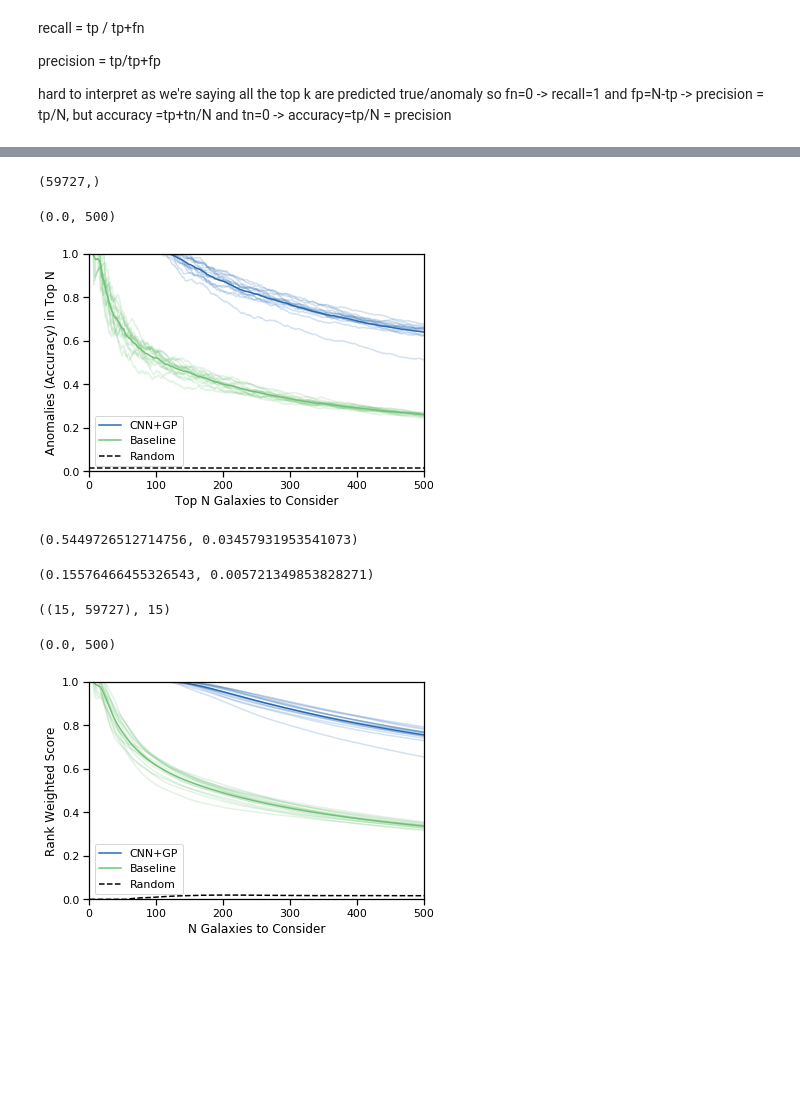
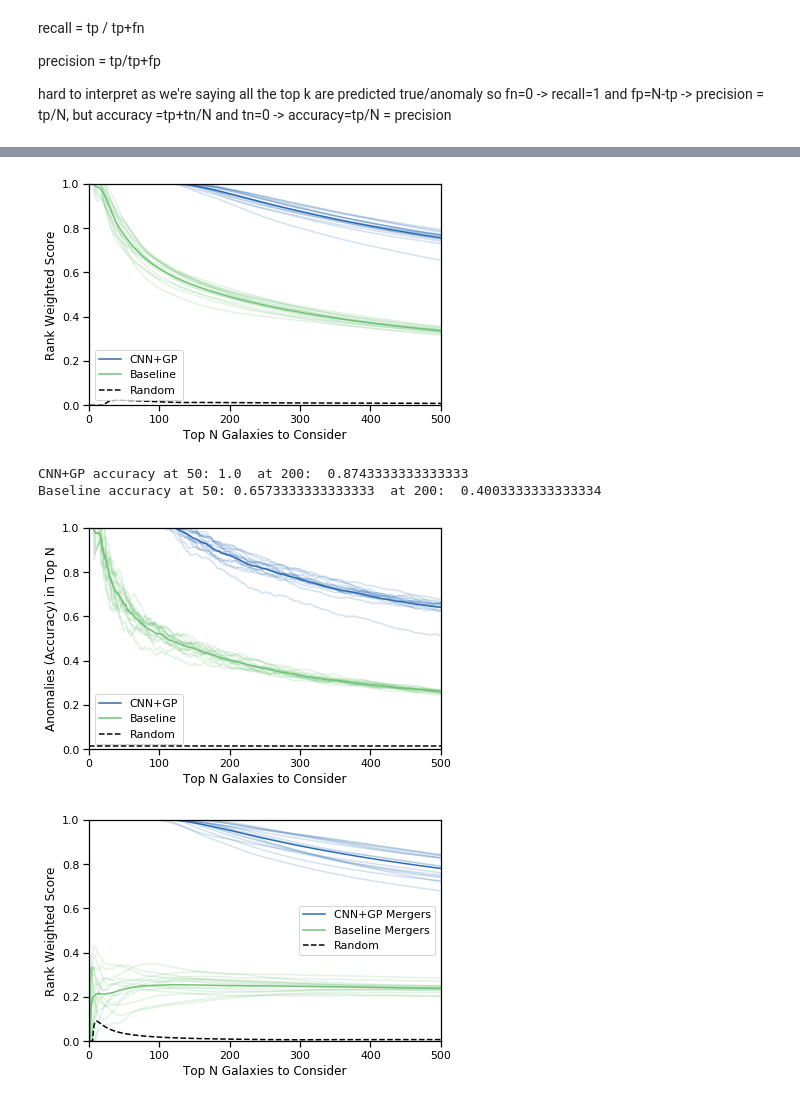
Before and after one commit to mwalmsley/morphology-tools, a Jupyter notebook: notebooks/metric_figures.ipynb, the cells around one changed output, grey strips where cells are left out. Cells and saved outputs as stored; diff of their text form; code cells hidden in the pictures; blank space fills up the shorter version.

Commit message:
Extend with decals results

```diff
--- a/notebooks/metric_figures.ipynb
+++ b/notebooks/metric_figures.ipynb
@@ -97,0 +217,4 @@ forest_recalls = [get_top_n_recall(record['labels'], record['preds_with_labels']
+# %%
+gz2_gp_rws, gz2_forest_rws = get_rws(gz2_gp_records, gz2_forest_records)
+# %%
+decals_mergers_gp_rws, decals_mergers_forest_rws = get_rws(decals_mergers_gp_records, decals_mergers_forest_records)
@@ -111,21 +227,46 @@ max_to_consider = 1500
-# %%
-forest_precisions[0].shape
-# %% [output]
-(59727,)
+# %%
+for (experiment, label, color) in [(gz2_gp_rws, 'CNN+GP', 'xkcd:mid blue'), (gz2_forest_rws, 'Baseline', 'xkcd:soft green')]:
+        for run in experiment:
+            plt.plot(np.arange(len(run))[:max_to_consider], run[:max_to_consider], color=color, alpha=.2)
+
+        mean_scores = np.mean(np.array([run for run in experiment]), axis=0)
+        plt.plot(np.arange(len(run))[:max_to_consider], mean_scores[:max_to_consider], color=color, label=label)
+
+random_labels = gz2_gp_records[0]['labels'].copy()
+random.shuffle(random_labels)
+random_rws = [shared.get_rank_weighted_score(random_labels, n=n) for n in range(max_to_consider)]
+# plt.axhline(gp_records[0]['labels'].mean(), linestyle='--', label='Random', color='k')
+plt.plot(random_rws, color='k', linestyle='--', label='Random')
+
+plt.ylim([0., 1.])
+plt.legend()
+plt.ylabel('Rank Weighted Score')
+plt.xlabel('Top N Galaxies to Consider')
+# plt.xlim([0., max_to_consider])
+plt.xlim([0., 500])
+plt.tight_layout()
+# plt.savefig('/home/walml/repos/morphology-tools/notebooks/gz2_rws.pdf')
+# plt.savefig('/home/walml/repos/morphology-tools/notebooks/gz2_rws.png')
+# %% [output]
+[figure, added]
 # %%
-for (experiment, label, color) in [(gp_precisions, 'CNN+GP', 'xkcd:mid blue'), (forest_precisions, 'Baseline', 'xkcd:soft green')]:
+for (experiment, label, color) in [(gz2_gp_precisions, 'CNN+GP', 'xkcd:mid blue'), (gz2_forest_precisions, 'Baseline', 'xkcd:soft green')]:
         for run in experiment:
             plt.plot(np.arange(len(run))[:max_to_consider], run[:max_to_consider], color=color, alpha=.2)
 
         mean_scores = np.mean(np.array([run for run in experiment]), axis=0)
         plt.plot(np.arange(len(run))[:max_to_consider], mean_scores[:max_to_consider], color=color, label=label)
-
-plt.axhline(gp_records[0]['labels'].mean(), linestyle='--', label='Random', color='k')
+        print(label, 'accuracy at 50:', mean_scores[50], ' at 200: ', mean_scores[200])
+plt.axhline(gz2_gp_records[0]['labels'].mean(), linestyle='--', label='Random', color='k')
 plt.xlabel('Top N Galaxies to Consider')
 plt.ylabel('Anomalies (Accuracy) in Top N')
 plt.legend()
 plt.ylim([0., 1.])
 plt.xlim([0., 500])
+plt.tight_layout()
+# plt.savefig('/home/walml/repos/morphology-tools/notebooks/gz2_acc.pdf')
+# plt.savefig('/home/walml/repos/morphology-tools/notebooks/gz2_acc.png')
 # %% [output]
-(0.0, 500)
+CNN+GP accuracy at 50: 1.0  at 200:  0.8743333333333333
+Baseline accuracy at 50: 0.6573333333333333  at 200:  0.4003333333333334
-[figure, old version]
+[figure, new version]
@@ -134,10 +272,0 @@ from sklearn.metrics import average_precision_score
-# %%
-gp_average_precisions = np.array([average_precision_score(y_true=record['labels'], y_score=record['preds_with_labels']) for record in gp_records])
-gp_average_precisions.mean(), gp_average_precisions.std()
-# %% [output]
-(0.5449726512714756, 0.03457931953541073)
-# %%
-forest_average_precisions = np.array([average_precision_score(y_true=record['labels'], y_score=record['preds_with_labels']) for record in forest_records])
-forest_average_precisions.mean(), forest_average_precisions.std()
-# %% [output]
-(0.15576466455326543, 0.005721349853828271)
@@ -163,27 +273,25 @@ for labels_n, labels in enumerate(forest_sorted_labels):
-# %%
-gp_rws.shape, len(gp_sorted_labels)
-# %% [output]
-((15, 59727), 15)
 # %%
-for (experiment, label, color) in [(gp_rws, 'CNN+GP', 'xkcd:mid blue'), (forest_rws, 'Baseline', 'xkcd:soft green')]:
+for (experiment, label, color) in [(decals_mergers_gp_rws, 'CNN+GP Mergers', 'xkcd:mid blue'), (decals_mergers_forest_rws, 'Baseline Mergers', 'xkcd:soft green')]:
         for run in experiment:
             plt.plot(np.arange(len(run))[:max_to_consider], run[:max_to_consider], color=color, alpha=.2)
 
         mean_scores = np.mean(np.array([run for run in experiment]), axis=0)
         plt.plot(np.arange(len(run))[:max_to_consider], mean_scores[:max_to_consider], color=color, label=label)
 
-random_labels = gp_records[0]['labels'].copy()
+random_labels = decals_mergers_gp_records[0]['labels'].copy()
 random.shuffle(random_labels)
 random_rws = [shared.get_rank_weighted_score(random_labels, n=n) for n in range(max_to_consider)]
 # plt.axhline(gp_records[0]['labels'].mean(), linestyle='--', label='Random', color='k')
 plt.plot(random_rws, color='k', linestyle='--', label='Random')
 
 plt.ylim([0., 1.])
 plt.legend()
 plt.ylabel('Rank Weighted Score')
-plt.xlabel('N Galaxies to Consider')
+plt.xlabel('Top N Galaxies to Consider')
 # plt.xlim([0., max_to_consider])
 plt.xlim([0., 500])
+plt.tight_layout()
+# plt.savefig('/home/walml/repos/morphology-tools/notebooks/gz2_rws.pdf')
+# plt.savefig('/home/walml/repos/morphology-tools/notebooks/gz2_rws.png')
 # %% [output]
-(0.0, 500)
-[figure, old version]
+[figure, new version]
```
Also changed, not shown: parts of 40 cells of this notebook, 3 other files.
